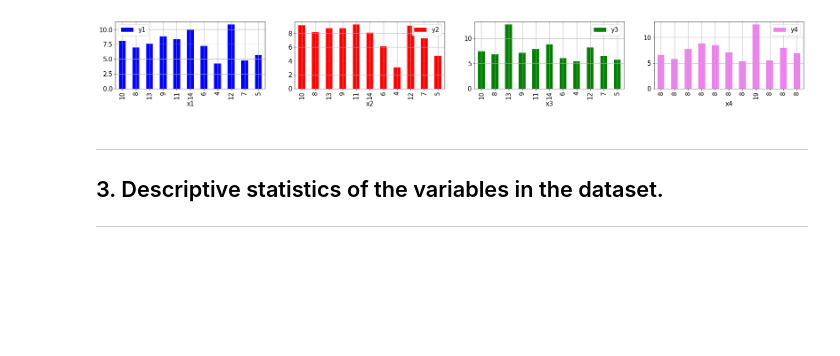
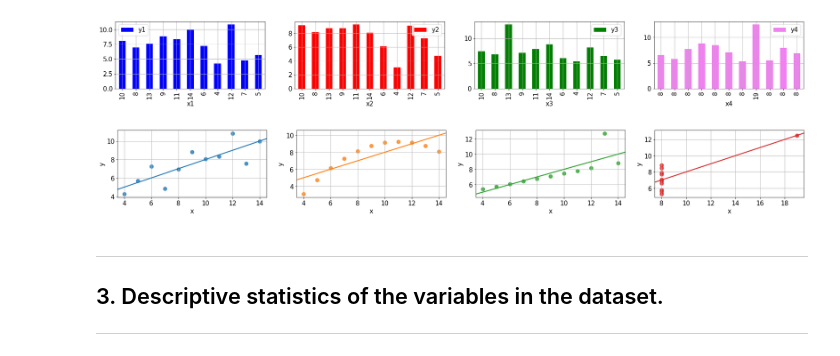
Before and after one commit to SomanathanSubramaniyan/Fundamentals-of-Data-Analysis, a Jupyter notebook: Assignment-2018-Anscombe.ipynb, the cells around one changed output. Saved outputs shown, nothing was run; the diff lists cells and outputs as text; code cells hidden in the pictures; blank space fills up the shorter version.

```diff
--- a/Assignment-2018-Anscombe.ipynb
+++ b/Assignment-2018-Anscombe.ipynb
@@ -71,6 +86,25 @@ plt.show()
 # %% [output]
 [figure]
 [figure]
+# %%
+# Seaborn REGRESSION plots for the anscombe dataset
+# Load the anscombe dataset pre-loaded
+anscombe = sns.load_dataset("anscombe")
+
+# ANSCOMBE data is loaded into the 44 row in the below format with 3 columns
+# Data set 1, x , y
+# Data set 2, x,  y
+# Data Set 3, x,  y
+# Data set 4, x,  y
+# plot the graph's in the same line using sub-plots
+
+fig, axes = plt.subplots(ncols=4, figsize=(30,3))
+sns.regplot(x="x", y="y", data=anscombe.query("dataset == 'I'"),  ci=None, scatter_kws={"s": 80},ax=axes[0]);
+sns.regplot(x="x", y="y", data=anscombe.query("dataset == 'II'"),  ci=None, scatter_kws={"s": 80},ax=axes[1]);
+sns.regplot(x="x", y="y", data=anscombe.query("dataset == 'III'"),  ci=None, scatter_kws={"s": 80},ax=axes[2]);
+sns.regplot(x="x", y="y", data=anscombe.query("dataset == 'IV'"),  ci=None, scatter_kws={"s": 80},ax=axes[3]);
+# %% [output]
+[figure, added]
 # %% [markdown]
 ***
 ## 3. Descriptive statistics of the variables in the dataset.
```
Also changed, not shown: parts of 7 cells of this notebook.
